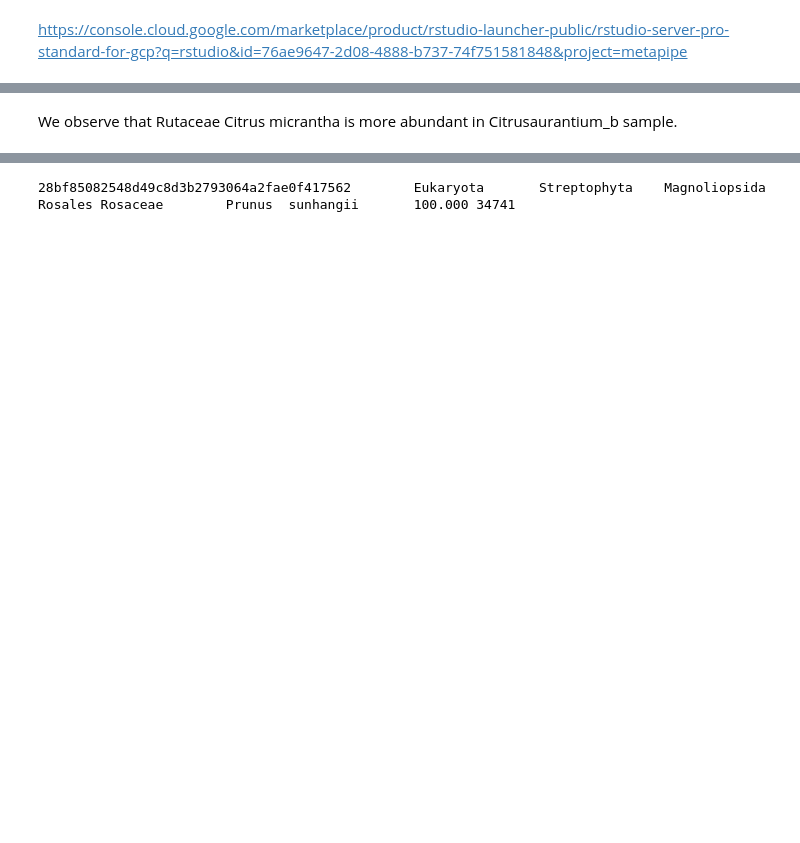
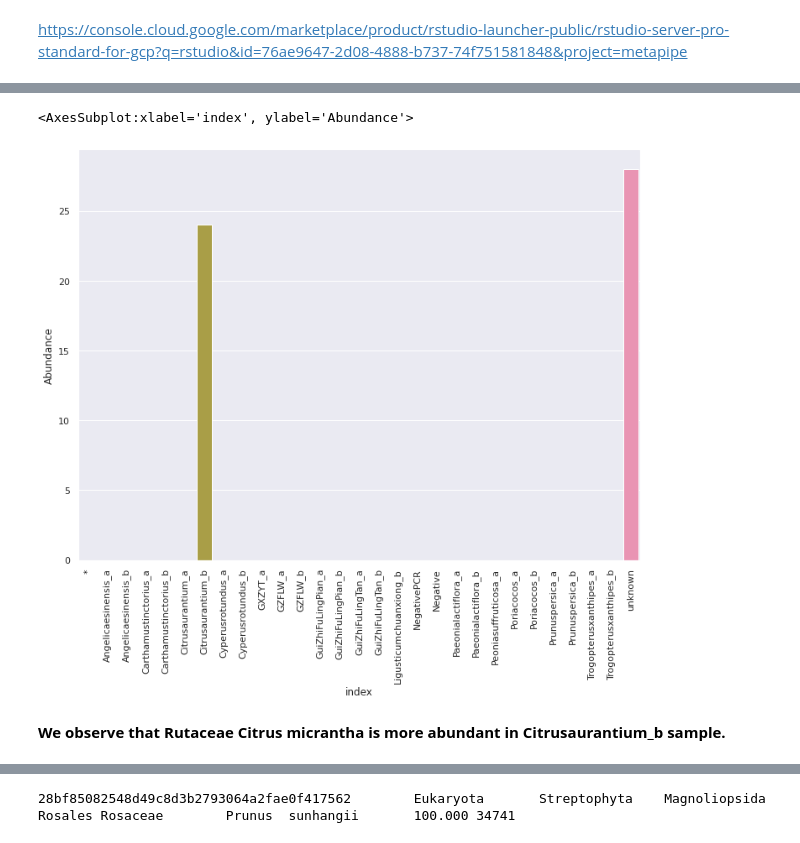
Before and after one commit to marlaux/METAPIPE_Workshop, a Jupyter notebook: metapipe-run.ipynb, the cells around one changed output, grey strips where cells are left out. Cells and saved outputs as stored; diff of their text form; code cells hidden in the pictures; blank space fills up the shorter version.

```diff
--- a/metapipe-run.ipynb
+++ b/metapipe-run.ipynb
@@ -739 +966,28 @@ Toda essa parte a seguir deveria mostrar os plots...
+# %%
+def plot_OTU_bars(amplicon, assignments, nbins, width):
+    # Import the necessary modules
+    import matplotlib.pyplot as plt
+    import numpy as np
+    import seaborn as sns
+    import pandas as pd
+
+    # import data
+    data = pd.read_csv(assignments, sep='\t')
+
+    # apply filter
+    selection = pd.DataFrame(data).amplicon.str.contains(amplicon)
+    df = data[selection].set_index('amplicon').T
+    df.reset_index(inplace=True)
+
+    # create barplot
+    bar_plot = sns.barplot(x='index', y=str(amplicon), data=df)
+
+    # show plot with custom width
+    sns.set(rc={'figure.figsize':(width,9)})
+    plt.xticks(rotation='vertical')
+    plt.ylabel("Abundance")
+    bar_plot
+
+    # return results
+    return bar_plot
 # %% [markdown]
@@ -753,5 +999,14 @@ ac90db76fbae68003ec939d36b9847a46cbfa3c7        0       0       1       29
+# %%
+plot_OTU_bars(
+    "ac90db76fbae68003ec939d36b9847a46cbfa3c7",
+    "trnL_cluster_OTU_table_f1_basics2_cut2phyloseq2.tab",
+    15,  # number of bins (bars)
+    10)  # width
+# %% [output]
+<AxesSubplot:xlabel='index', ylabel='Abundance'>
+[figure, added]
 # %% [markdown]
-We observe that Rutaceae Citrus micrantha is more abundant in Citrusaurantium_b sample.
+**We observe that Rutaceae Citrus micrantha is more abundant in Citrusaurantium_b sample.**
 # %%
 !grep "2987db85c9fae5a1464f814e070b7507621e8a57" target95_trnL_OTU_tax_assignments.txt
 # %% [output]
```
Also changed, not shown: parts of 114 cells of this notebook.
